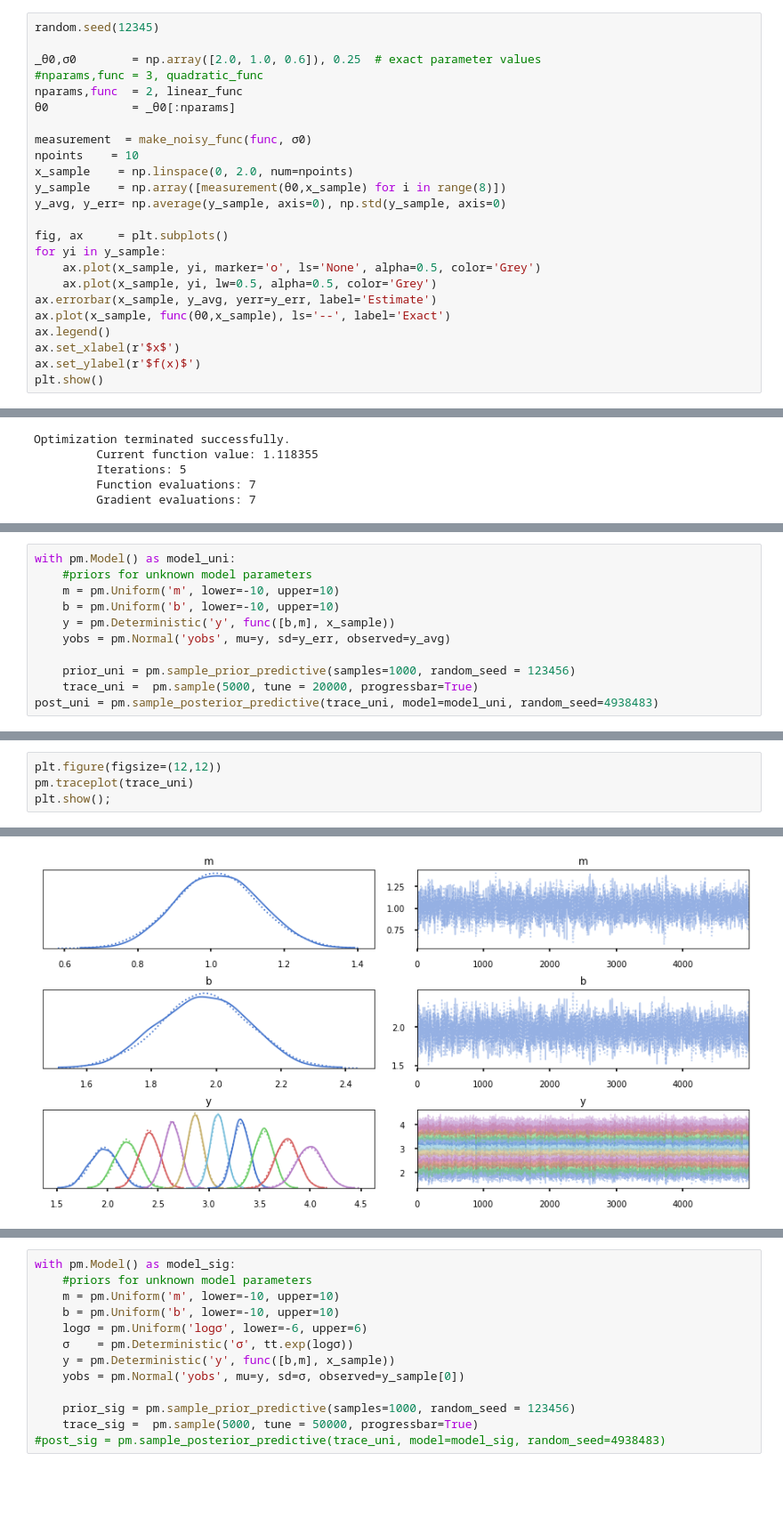
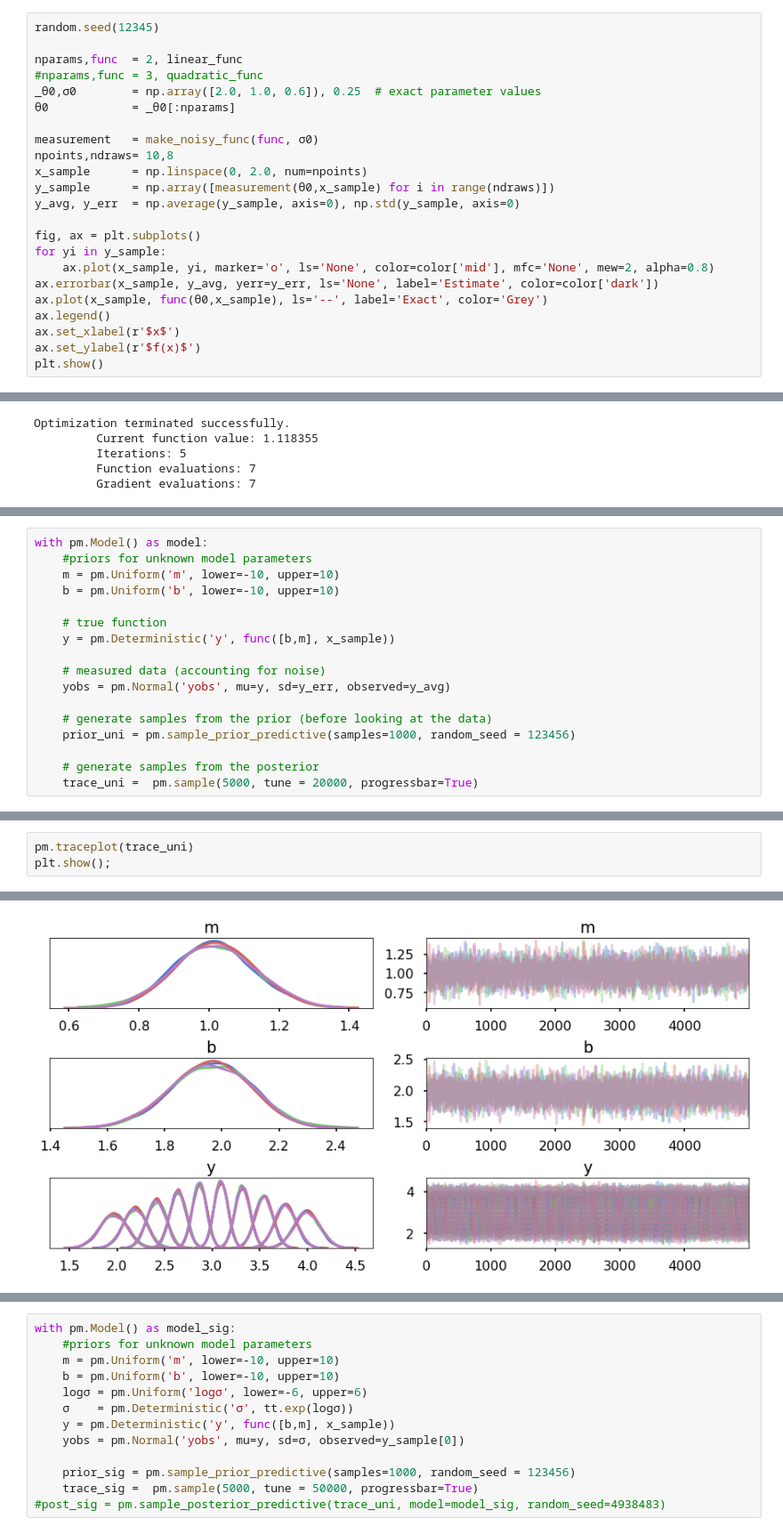
Before and after one commit to johnjmolina/MLKyoto, a Jupyter notebook: _notebooks/2020-05-13-Parameter-Estimation.ipynb, the cells around one changed output, grey strips where cells are left out. Shown at 89% size. Cells and saved outputs as stored; diff of their text form; blank space fills up the shorter version.

```diff
--- a/_notebooks/2020-05-13-Parameter-Estimation.ipynb
+++ b/_notebooks/2020-05-13-Parameter-Estimation.ipynb
@@ -390,23 +424,22 @@ Computing the average and variance over these $N$ sets of measurements gives us
 # %%
 random.seed(12345)
 
+nparams,func  = 2, linear_func
+#nparams,func = 3, quadratic_func
 _θ0,σ0        = np.array([2.0, 1.0, 0.6]), 0.25  # exact parameter values
-#nparams,func = 3, quadratic_func
-nparams,func  = 2, linear_func
 θ0            = _θ0[:nparams]
 
-measurement  = make_noisy_func(func, σ0)
-npoints    = 10
-x_sample    = np.linspace(0, 2.0, num=npoints)
-y_sample    = np.array([measurement(θ0,x_sample) for i in range(8)])
-y_avg, y_err= np.average(y_sample, axis=0), np.std(y_sample, axis=0)
+measurement   = make_noisy_func(func, σ0)
+npoints,ndraws= 10,8
+x_sample      = np.linspace(0, 2.0, num=npoints)
+y_sample      = np.array([measurement(θ0,x_sample) for i in range(ndraws)])
+y_avg, y_err  = np.average(y_sample, axis=0), np.std(y_sample, axis=0)
 
-fig, ax     = plt.subplots()
+fig, ax = plt.subplots()
 for yi in y_sample:
-    ax.plot(x_sample, yi, marker='o', ls='None', alpha=0.5, color='Grey')
-    ax.plot(x_sample, yi, lw=0.5, alpha=0.5, color='Grey')
-ax.errorbar(x_sample, y_avg, yerr=y_err, label='Estimate')
-ax.plot(x_sample, func(θ0,x_sample), ls='--', label='Exact')
+    ax.plot(x_sample, yi, marker='o', ls='None', color=color['mid'], mfc='None', mew=2, alpha=0.8)
+ax.errorbar(x_sample, y_avg, yerr=y_err, ls='None', label='Estimate', color=color['dark'])
+ax.plot(x_sample, func(θ0,x_sample), ls='--', label='Exact', color='Grey')
 ax.legend()
 ax.set_xlabel(r'$x$')
 ax.set_ylabel(r'$f(x)$')
@@ -458,13 +545,19 @@ Furthermore, we see that the approximate of the Hessian returned by the minimiza
 # %%
-with pm.Model() as model_uni:
+with pm.Model() as model:
     #priors for unknown model parameters
     m = pm.Uniform('m', lower=-10, upper=10)
     b = pm.Uniform('b', lower=-10, upper=10)
+
+    # true function
     y = pm.Deterministic('y', func([b,m], x_sample))
+
+    # measured data (accounting for noise)
     yobs = pm.Normal('yobs', mu=y, sd=y_err, observed=y_avg)
 
+    # generate samples from the prior (before looking at the data)
     prior_uni = pm.sample_prior_predictive(samples=1000, random_seed = 123456)
+
+    # generate samples from the posterior
     trace_uni =  pm.sample(5000, tune = 20000, progressbar=True)
-post_uni = pm.sample_posterior_predictive(trace_uni, model=model_uni, random_seed=4938483)
 # %% [output]
 Auto-assigning NUTS sampler...
@@ -489,5 +587,4 @@ ax.set_xlim(0,2)
 # %%
-plt.figure(figsize=(12,12))
 pm.traceplot(trace_uni)
 plt.show();
 # %% [output]
@@ -495 +591 @@ plt.show();
-[figure, old version]
+[figure, new version]
```
Also changed, not shown: parts of 43 cells of this notebook.
